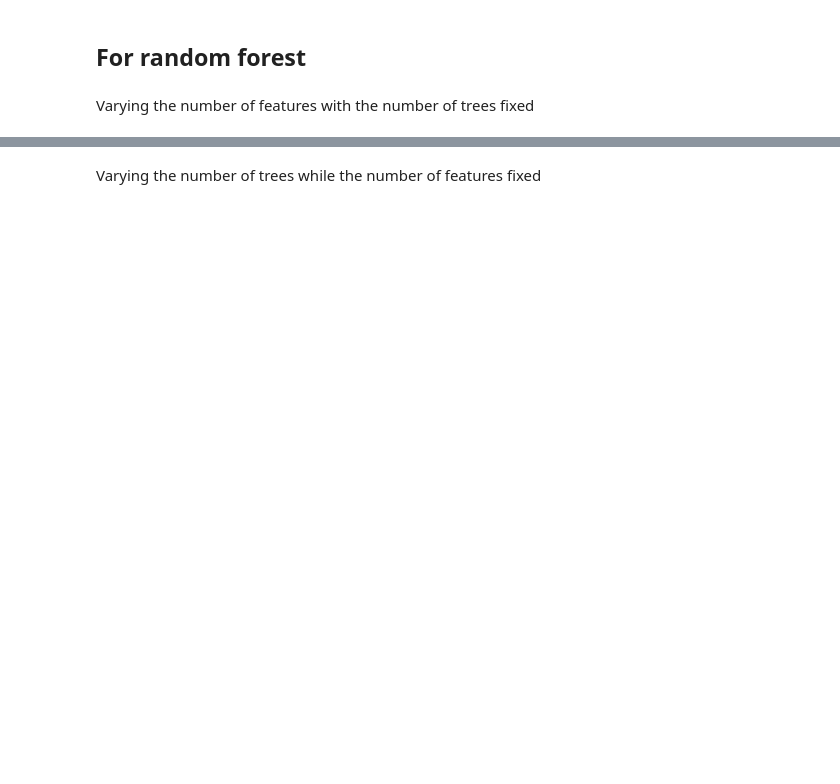
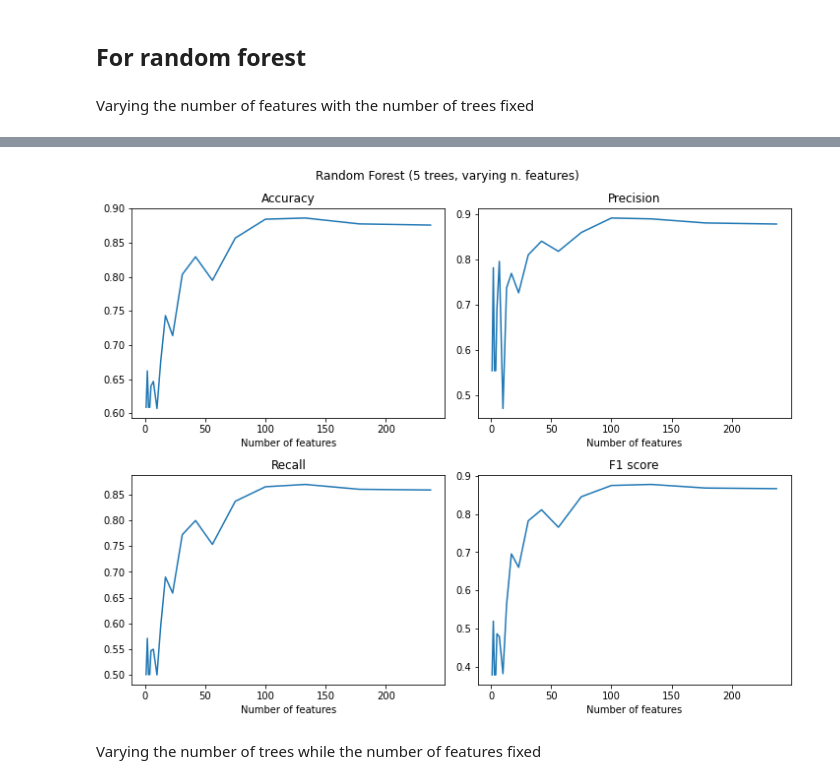
Before and after one commit to bunbohue19/Machine-Learning-Data-Mining, a Jupyter notebook: dtree-student-dropout.ipynb, the cells around one changed output, grey strips where cells are left out. Cells and saved outputs as stored; diff of their text form; code cells hidden in the pictures; blank space fills up the shorter version.

Commit message:
Add insights & more plots

```diff
--- a/dtree-student-dropout.ipynb
+++ b/dtree-student-dropout.ipynb
@@ -161,7 +163,7 @@ def preprocess(data, features, verbose=True):
     features = [('Target', raw)] + features
     std = {f:std_vals(data, f) \
            for (f, phi) in features if phi==standard}
-    entries = {f:list(set([entry[f] for entry in data])) \
+    entries = {f : sorted(set([entry[f] for entry in data])) \
                for (f, phi) in features if phi==one_hot}
     if verbose:
         print('Mean and Std:', std)
@@ -340,6 +353,7 @@ Implementations of three machine learning algorithms for classification: `decisi
 ## Decision Tree
 # %%
 class DTNode:
+    """ Decision Tree Node """
     N_THRESHOLD = 4                 # don't split if node has fewer examples than this
     H_THRESHOLD = .01               # don't split if node has entropy less than this
     H_REDUCTION_THRESHOLD = .001    # don't split if it doesn't reduce H by this
@@ -385,35 +399,35 @@ class DTNode:
         npos = np.sum(self.data[:, -1] == 1)  # count labels = 1
         prob = (npos + b) / (self.n + b + b)
         self.prob = prob
-        self.h = -prob*np.log2(prob) - (1-prob)*np.log2(1-prob)
+        self.H = -prob*np.log(prob) - (1-prob)*np.log(1-prob)
 
     def build_tree(self):
         """ Build the tree recursively """
 
         # don't split if entropy is low, or if there are few examples, or if we're too deep
-        if self.h < self.H_THRESHOLD or self.n < self.N_THRESHOLD or self.depth >= self.MAX_DEPTH:
+        if self.H < self.H_THRESHOLD or self.n < self.N_THRESHOLD or self.depth >= self.MAX_DEPTH:
             return
 
         # find best split (with max information gain)
         (i, th, (h, lc, rc)) = self.argmax([(i, th, self.split_eval(i, th)) \
-                                            for i in self.indices            \
+                                                for i in self.indices       \
                                                 for th in self.get_splits(i)],
-                                           lambda x: self.h - x[2][0])
+                                           lambda x: self.H - x[2][0])
 
         # don't split if it doesn't reduce entropy enough
-        if self.h - h < self.H_REDUCTION_THRESHOLD:
+        if self.H - h < self.H_REDUCTION_THRESHOLD:
             return
 
         self.fi = i
         self.th = th
         self.lc = lc
         self.rc = rc
-        lc.parent = self
-        rc.parent = self
+        self.lc.parent = self
+        self.rc.parent = self
 
         # recursively build children
-        lc.build_tree()
-        rc.build_tree()
+        self.lc.build_tree()
+        self.rc.build_tree()
 
     def get_splits(self, i):
         """ Find the best splitting point for data at node along feature at index i """
@@ -429,7 +443,7 @@ class DTNode:
         rc = DTNode(self.data[self.data[:, i] >= th], config=self.config, depth=self.depth+1)
         pl = lc.n / self.n
         pr = 1.0 - pl
-        avgH = pl*lc.h + pr*rc.h
+        avgH = pl*lc.H + pr*rc.H
 
         return avgH, lc, rc
 
@@ -709,27 +768,29 @@ for n_feats in n_feats_list:
 # %%
 fig, ((ax1, ax2), (ax3, ax4)) = plt.subplots(2, 2, figsize=(10, 8))
-fig.suptitle("Random Forest (varying n. features)")
+fig.suptitle("Random Forest (5 trees, varying n. features)")
 
 ax1.plot(n_feats_list, accs)
 ax1.set_title("Accuracy")
 ax1.set_xlabel("Number of features")
 
 ax2.plot(n_feats_list, precs)
 ax2.set_title("Precision")
 ax2.set_xlabel("Number of features")
 
 ax3.plot(n_feats_list, recs)
 ax3.set_title("Recall")
 ax3.set_xlabel("Number of features")
 
 ax4.plot(n_feats_list, f1s)
 ax4.set_title("F1 score")
 ax4.set_xlabel("Number of features")
 
-plt.tight_layout()  # Optional: Adjust the spacing between subplots
+plt.tight_layout()
 
-# plt.savefig('images/rf_n_feats.png')
+plt.savefig('images/rf_n_feats.png')
 plt.show()
+# %% [output]
+[figure, added]
 # %% [markdown]
 Varying the number of trees while the number of features fixed
 # %%
```
Also changed, not shown: parts of 52 cells of this notebook, 7 other files.
